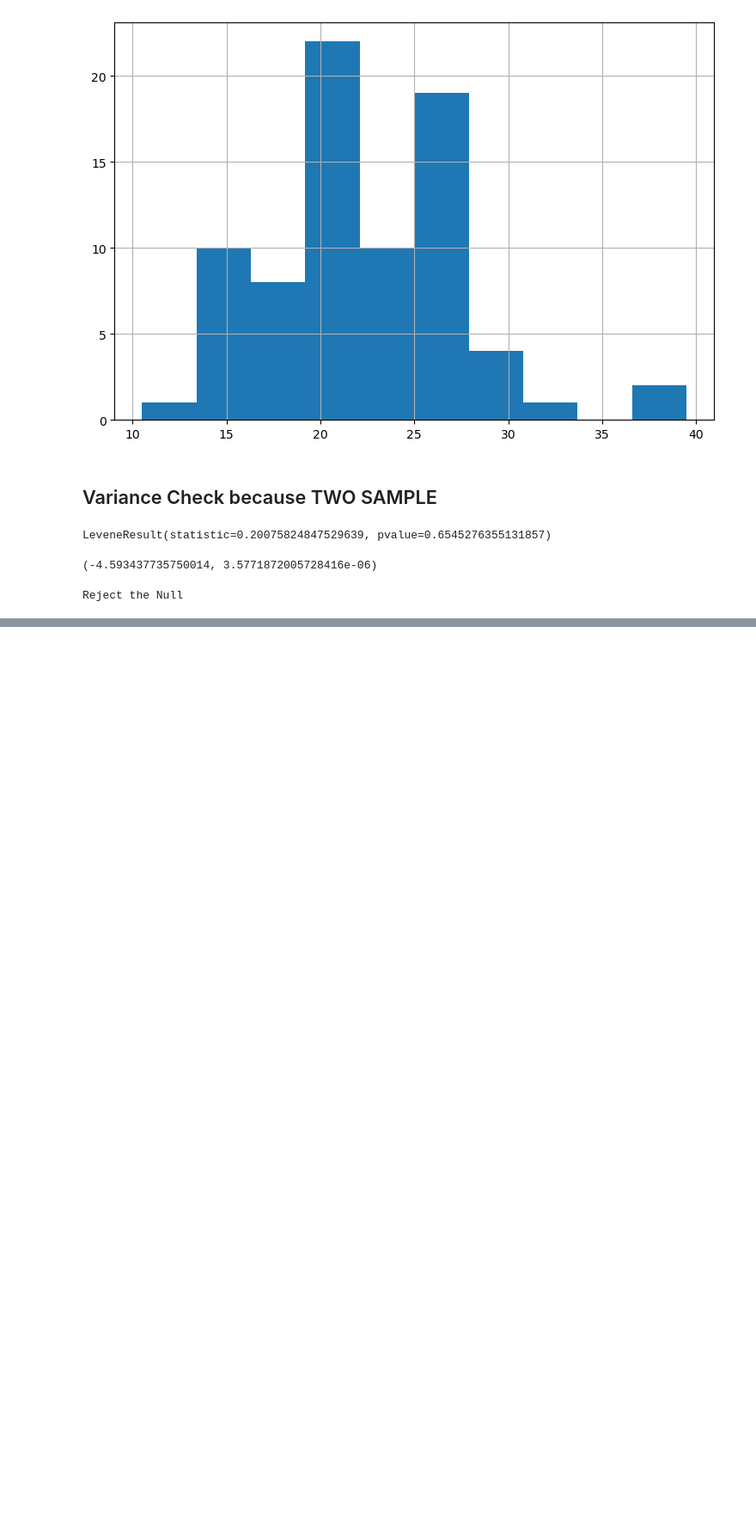
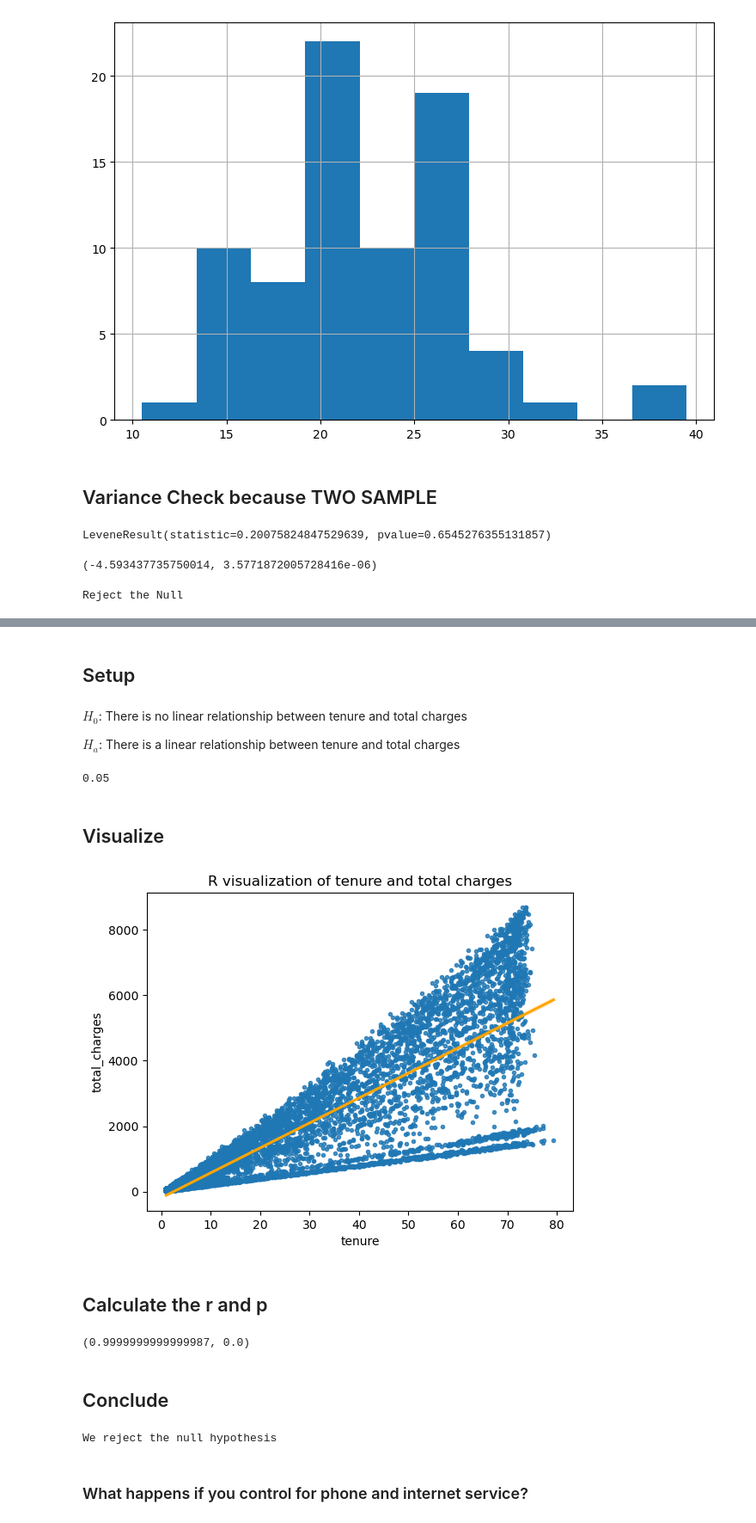
Before and after one commit to lewisalexia/simulation_exercises, a Jupyter notebook: hypothesis_testing.ipynb, the cells around one changed output, grey strips where cells are left out. Shown at 86% size. Drawn from its saved outputs; the diff is of its cells as text; code cells hidden in the pictures; blank space fills up the shorter version.

```diff
--- a/hypothesis_testing.ipynb
+++ b/hypothesis_testing.ipynb
@@ -390,0 +587,37 @@ Reject the Null
+# %% [markdown]
+## Setup
+# %% [markdown]
+$H_0$: There is no linear relationship between tenure and total charges
+
+$H_a$: There is a linear relationship between tenure and total charges
+# %%
+alpha
+# %% [output]
+0.05
+# %% [markdown]
+## Visualize
+# %%
+sns.regplot(x=df.tenure, y=df.total_charges, marker='.', line_kws={'color':'orange'})
+plt.title('R visualization of tenure and total charges')
+plt.show()
+# %% [output]
+[figure, added]
+# %% [markdown]
+## Calculate the r and p
+# %%
+r, p = stats.pearsonr(df.tenure.isnull().dropna(), df.total_charges.isnull().dropna())
+r, p
+# %% [output]
+(0.9999999999999987, 0.0)
+# %% [markdown]
+## Conclude
+# %%
+#evaluate p-value
+if p < alpha:
+    print("We reject the null hypothesis")
+else:
+    print("We fail to reject the null hypothesis")
+# %% [output]
+We reject the null hypothesis
+# %% [markdown]
+### What happens if you control for phone and internet service?
```
Also changed, not shown: parts of 110 cells of this notebook.
